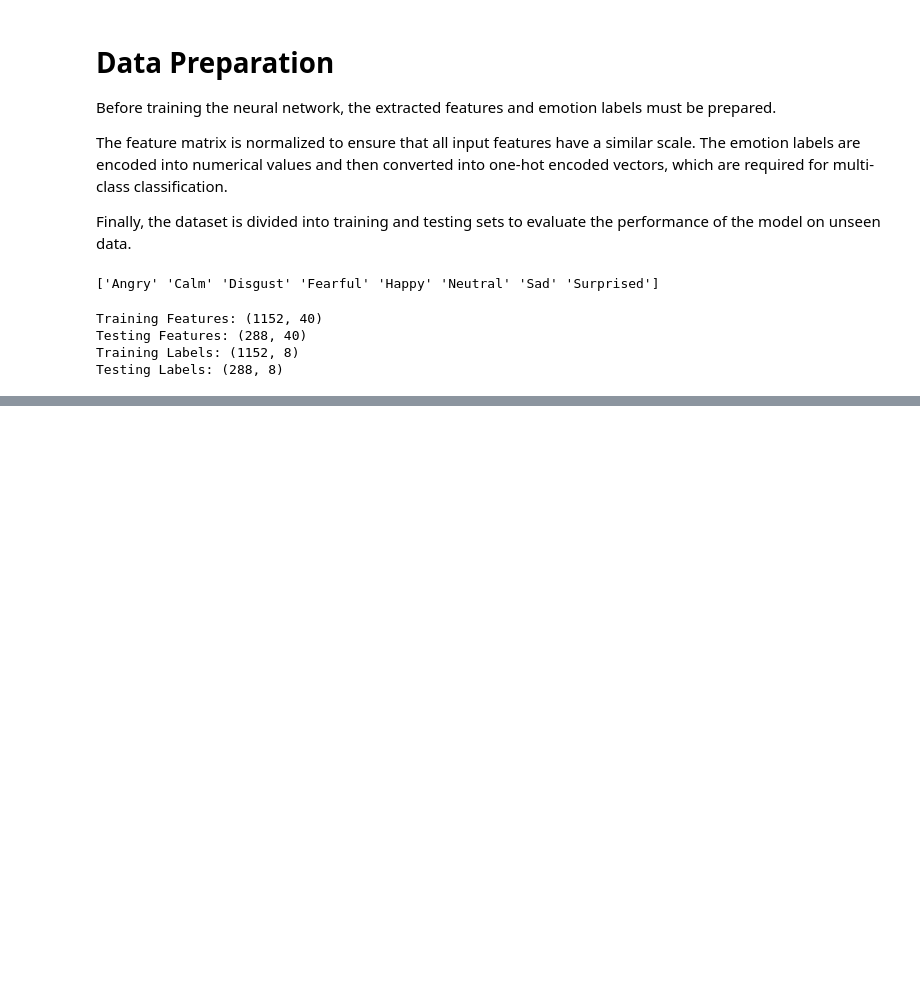
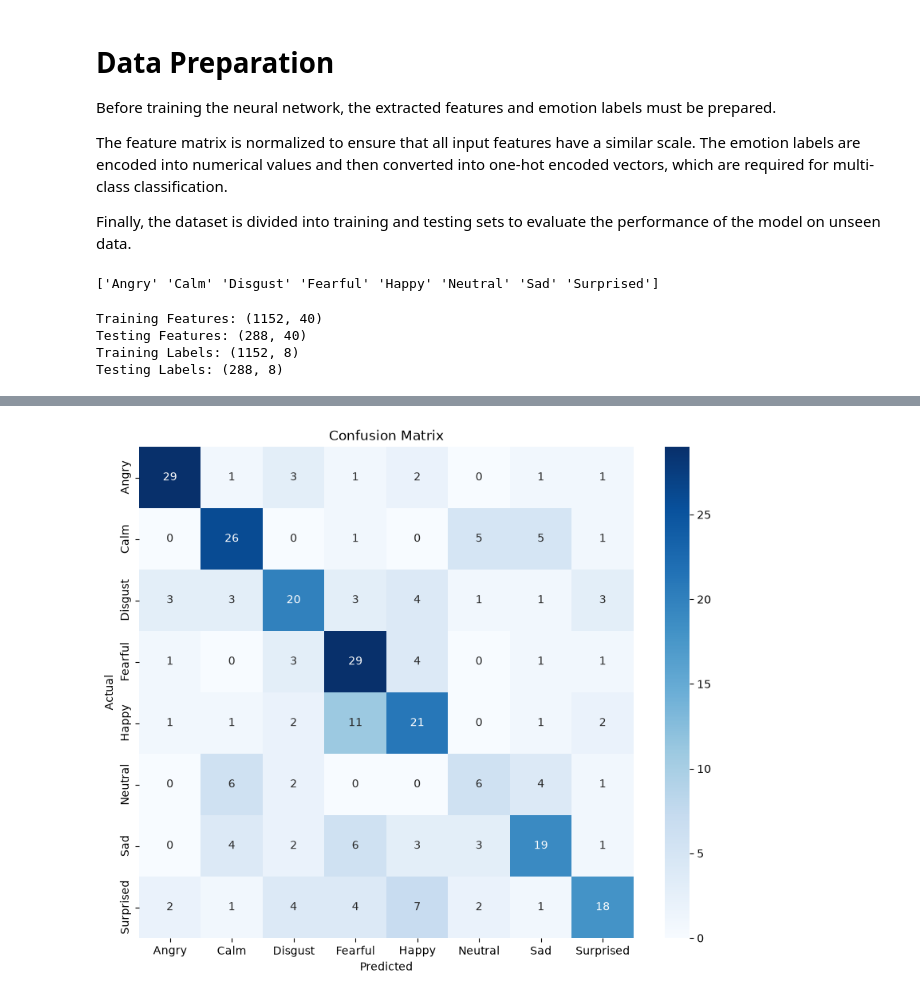
Before and after one commit to Saadiqpr/codealpha_tasks, a Jupyter notebook: Speech_Emotion_Recognition/Speech_Emotion_Recognition.ipynb, the cells around one changed output, grey strips where cells are left out. Drawn from its saved outputs; the diff is of its cells as text; code cells hidden in the pictures; blank space fills up the shorter version.

Commit message:
Train and evaluate deep learning model for speech emotion recognition

```diff
--- a/Speech_Emotion_Recognition/Speech_Emotion_Recognition.ipynb
+++ b/Speech_Emotion_Recognition/Speech_Emotion_Recognition.ipynb
@@ -485,0 +537,6 @@ Testing Labels: (288, 8)
+# %%
+model.compile(
+    optimizer="adam",
+    loss="categorical_crossentropy",
+    metrics=["accuracy"]
+)
@@ -485,0 +553,9 @@ Testing Labels: (288, 8)
+# %%
+history = model.fit(
+    X_train,
+    y_train,
+    epochs=50,
+    batch_size=32,
+    validation_split=0.2,
+    verbose=1
+)
@@ -485,0 +604,6 @@ Testing Labels: (288, 8)
+# %%
+y_pred = model.predict(X_test)
+
+y_pred_classes = np.argmax(y_pred, axis=1)
+
+y_true = np.argmax(y_test, axis=1)
@@ -485,0 +635,26 @@ Testing Labels: (288, 8)
+# %%
+cm = confusion_matrix(
+    y_true,
+    y_pred_classes
+)
+
+plt.figure(figsize=(10,8))
+
+sns.heatmap(
+    cm,
+    annot=True,
+    fmt="d",
+    cmap="Blues",
+    xticklabels=label_encoder.classes_,
+    yticklabels=label_encoder.classes_
+)
+
+plt.xlabel("Predicted")
+
+plt.ylabel("Actual")
+
+plt.title("Confusion Matrix")
+
+plt.show()
+# %% [output]
+[figure, added]
```
Also changed, not shown: parts of 10 cells of this notebook.
